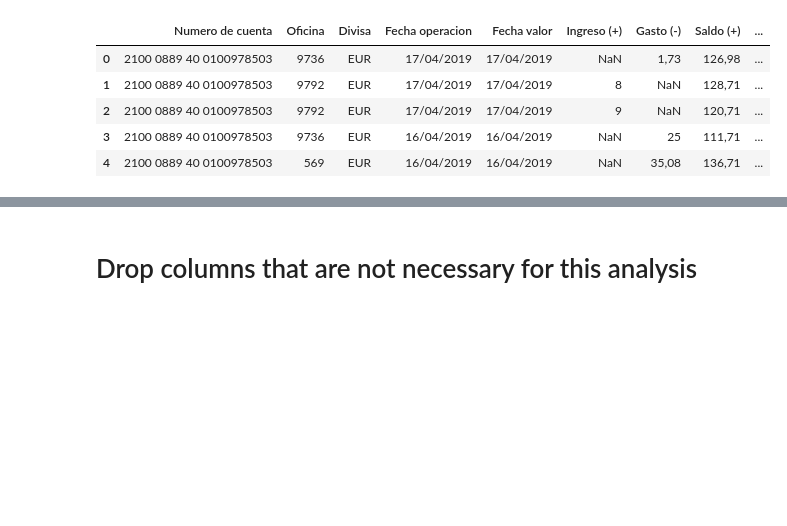
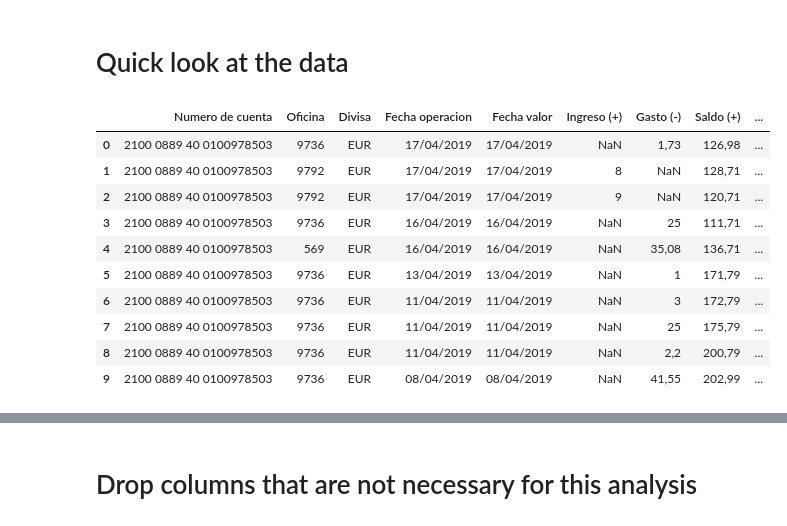
Before and after one commit to jonathan9879/final-project, a Jupyter notebook: Data Cleaning.ipynb, the cells around one changed output, grey strips where cells are left out. Saved outputs shown, nothing was run; the diff lists cells and outputs as text; code cells hidden in the pictures; blank space fills up the shorter version.

```diff
--- a/Data Cleaning.ipynb
+++ b/Data Cleaning.ipynb
@@ -1,2 +1,4 @@
+# %% [markdown]
+# Quick look at the data
 # %%
 import pandas as pd
@@ -9,12 +10,17 @@ col_names = ["Numero de cuenta", "Oficina", "Divisa", "Fecha operacion", "Fecha
 
 finance = pd.read_csv("finance_2l_utf.csv", header = None, index_col=False, names = col_names_2, sep = ';')
 # %%
-finance.head()
+finance.head(10)
 # %% [output]
 |  | Numero de cuenta | Oficina | Divisa | Fecha operacion | Fecha valor | Ingreso (+) | Gasto (-) | Saldo (+) | ... |
 | 0 | 2100 0889 40 0100978503 | 9736 | EUR | 17/04/2019 | 17/04/2019 | NaN | 1,73 | 126,98 | ... |
 | 1 | 2100 0889 40 0100978503 | 9792 | EUR | 17/04/2019 | 17/04/2019 | 8 | NaN | 128,71 | ... |
 | 2 | 2100 0889 40 0100978503 | 9792 | EUR | 17/04/2019 | 17/04/2019 | 9 | NaN | 120,71 | ... |
 | 3 | 2100 0889 40 0100978503 | 9736 | EUR | 16/04/2019 | 16/04/2019 | NaN | 25 | 111,71 | ... |
 | 4 | 2100 0889 40 0100978503 | 569 | EUR | 16/04/2019 | 16/04/2019 | NaN | 35,08 | 136,71 | ... |
+| 5 | 2100 0889 40 0100978503 | 9736 | EUR | 13/04/2019 | 13/04/2019 | NaN | 1 | 171,79 | ... |
+| 6 | 2100 0889 40 0100978503 | 9736 | EUR | 11/04/2019 | 11/04/2019 | NaN | 3 | 172,79 | ... |
+| 7 | 2100 0889 40 0100978503 | 9736 | EUR | 11/04/2019 | 11/04/2019 | NaN | 25 | 175,79 | ... |
+| 8 | 2100 0889 40 0100978503 | 9736 | EUR | 11/04/2019 | 11/04/2019 | NaN | 2,2 | 200,79 | ... |
+| 9 | 2100 0889 40 0100978503 | 9736 | EUR | 08/04/2019 | 08/04/2019 | NaN | 41,55 | 202,99 | ... |
 # %%
```
Also changed, not shown: parts of 20 cells of this notebook.
